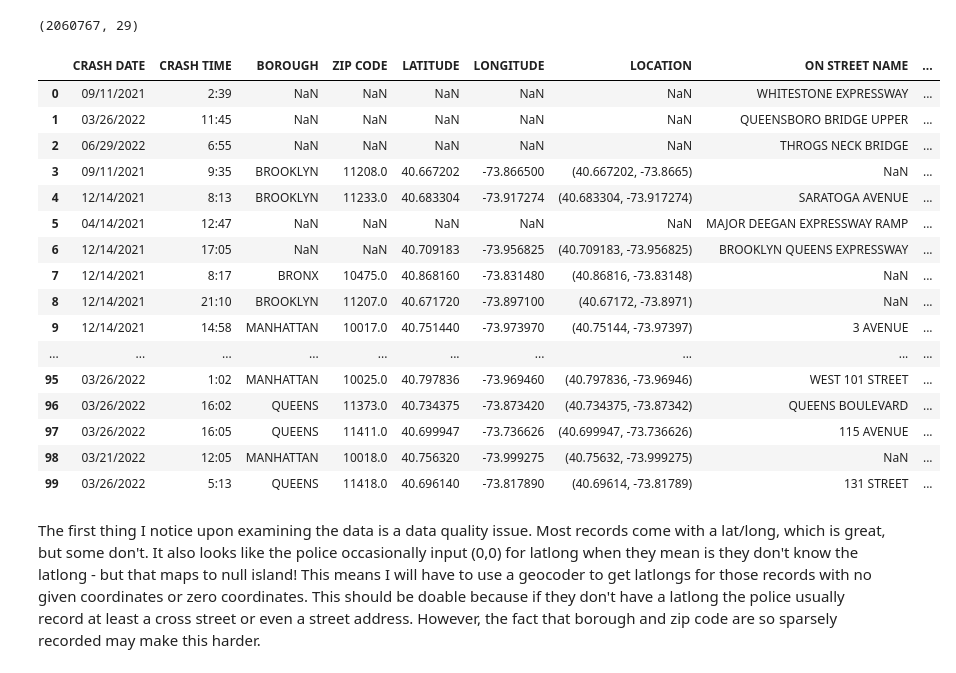
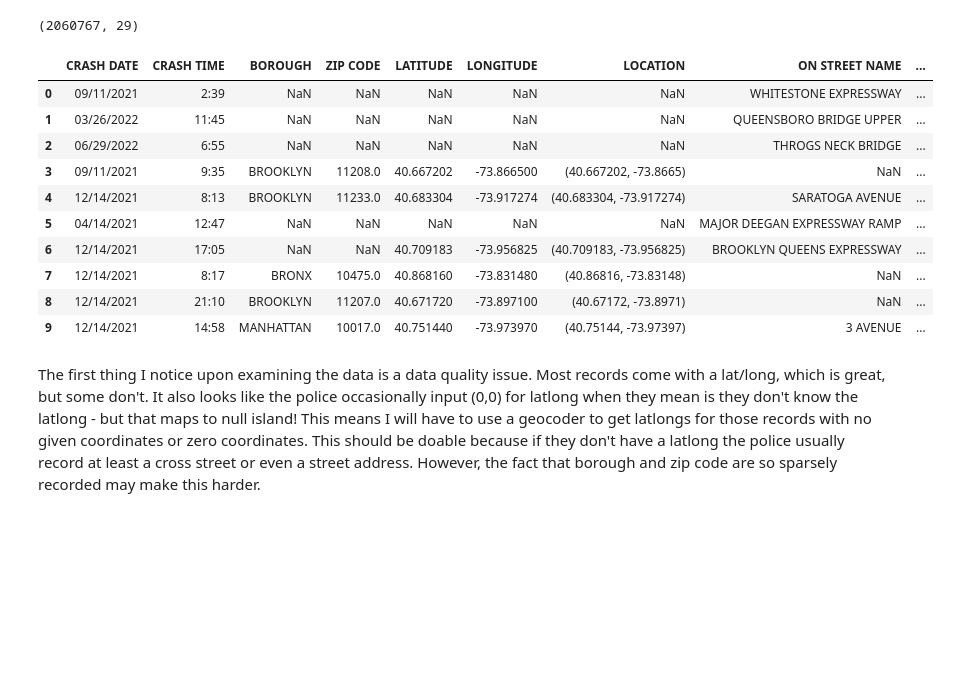
Before and after one commit to laurenteixeira92/NYC_PEDESTRIAN_SAFETY_ANALYSIS, a Jupyter notebook: Notebooks/part1_geocoding_crashes.ipynb, the cells around one changed output. Drawn from its saved outputs; the diff is of its cells as text; code cells hidden in the pictures; blank space fills up the shorter version.

```diff
--- a/Notebooks/part1_geocoding_crashes.ipynb
+++ b/Notebooks/part1_geocoding_crashes.ipynb
@@ -123,25 +88,19 @@ crashes.shape
 # %%
 pd.options.display.max_columns=100
 pd.options.display.max_rows=100
-crashes.head(100)
+crashes.head(10)
 # %% [output]
 |  | CRASH DATE | CRASH TIME | BOROUGH | ZIP CODE | LATITUDE | LONGITUDE | LOCATION | ON STREET NAME | ... |
 | 0 | 09/11/2021 | 2:39 | NaN | NaN | NaN | NaN | NaN | WHITESTONE EXPRESSWAY | ... |
 | 1 | 03/26/2022 | 11:45 | NaN | NaN | NaN | NaN | NaN | QUEENSBORO BRIDGE UPPER | ... |
 | 2 | 06/29/2022 | 6:55 | NaN | NaN | NaN | NaN | NaN | THROGS NECK BRIDGE | ... |
 | 3 | 09/11/2021 | 9:35 | BROOKLYN | 11208.0 | 40.667202 | -73.866500 | (40.667202, -73.8665) | NaN | ... |
 | 4 | 12/14/2021 | 8:13 | BROOKLYN | 11233.0 | 40.683304 | -73.917274 | (40.683304, -73.917274) | SARATOGA AVENUE | ... |
 | 5 | 04/14/2021 | 12:47 | NaN | NaN | NaN | NaN | NaN | MAJOR DEEGAN EXPRESSWAY RAMP | ... |
 | 6 | 12/14/2021 | 17:05 | NaN | NaN | 40.709183 | -73.956825 | (40.709183, -73.956825) | BROOKLYN QUEENS EXPRESSWAY | ... |
 | 7 | 12/14/2021 | 8:17 | BRONX | 10475.0 | 40.868160 | -73.831480 | (40.86816, -73.83148) | NaN | ... |
 | 8 | 12/14/2021 | 21:10 | BROOKLYN | 11207.0 | 40.671720 | -73.897100 | (40.67172, -73.8971) | NaN | ... |
 | 9 | 12/14/2021 | 14:58 | MANHATTAN | 10017.0 | 40.751440 | -73.973970 | (40.75144, -73.97397) | 3 AVENUE | ... |
-| ... | ... | ... | ... | ... | ... | ... | ... | ... | ... |
-| 95 | 03/26/2022 | 1:02 | MANHATTAN | 10025.0 | 40.797836 | -73.969460 | (40.797836, -73.96946) | WEST 101 STREET | ... |
-| 96 | 03/26/2022 | 16:02 | QUEENS | 11373.0 | 40.734375 | -73.873420 | (40.734375, -73.87342) | QUEENS BOULEVARD | ... |
-| 97 | 03/26/2022 | 16:05 | QUEENS | 11411.0 | 40.699947 | -73.736626 | (40.699947, -73.736626) | 115 AVENUE | ... |
-| 98 | 03/21/2022 | 12:05 | MANHATTAN | 10018.0 | 40.756320 | -73.999275 | (40.75632, -73.999275) | NaN | ... |
-| 99 | 03/26/2022 | 5:13 | QUEENS | 11418.0 | 40.696140 | -73.817890 | (40.69614, -73.81789) | 131 STREET | ... |
 # %% [markdown]
 The first thing I notice upon examining the data is a data quality issue. Most records come with a lat/long, which is great, but some don't. It also looks like the police occasionally input (0,0) for latlong when they mean is they don't know the latlong - but that maps to null island! This means I will have to use a geocoder to get latlongs for those records with no given coordinates or zero coordinates. This should be doable because if they don't have a latlong the police usually record at least a cross street or even a street address. However, the fact that borough and zip code are so sparsely recorded may make this harder.
 # %%
```
Also changed, not shown: parts of 11 cells of this notebook.
